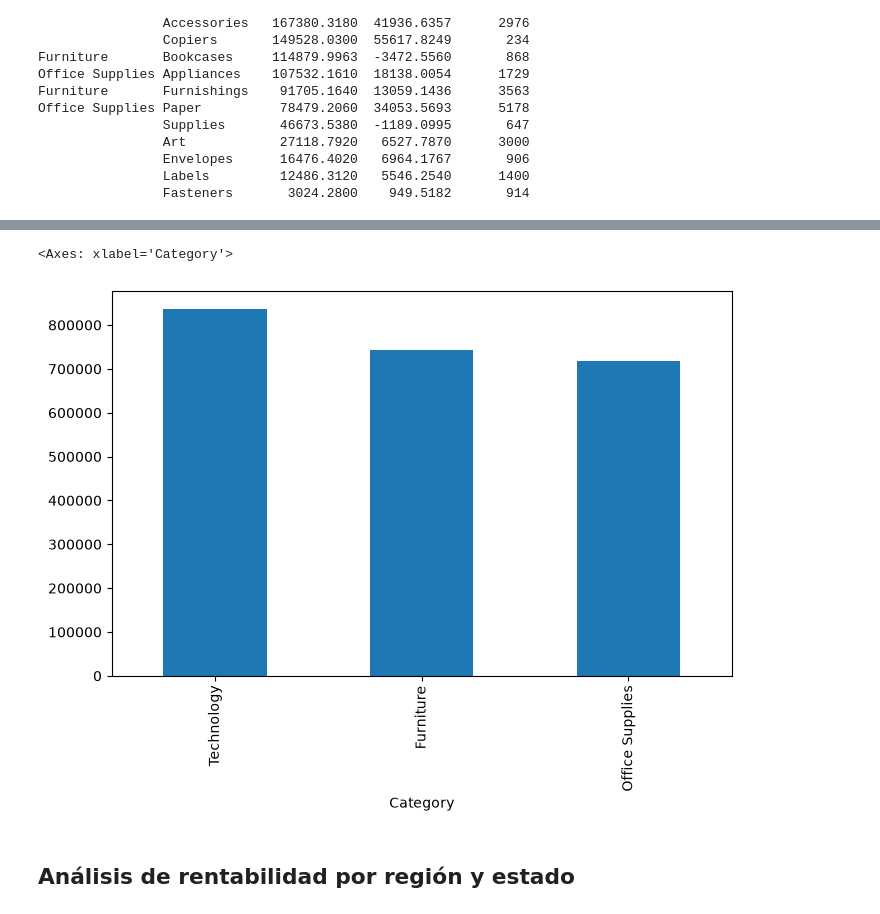
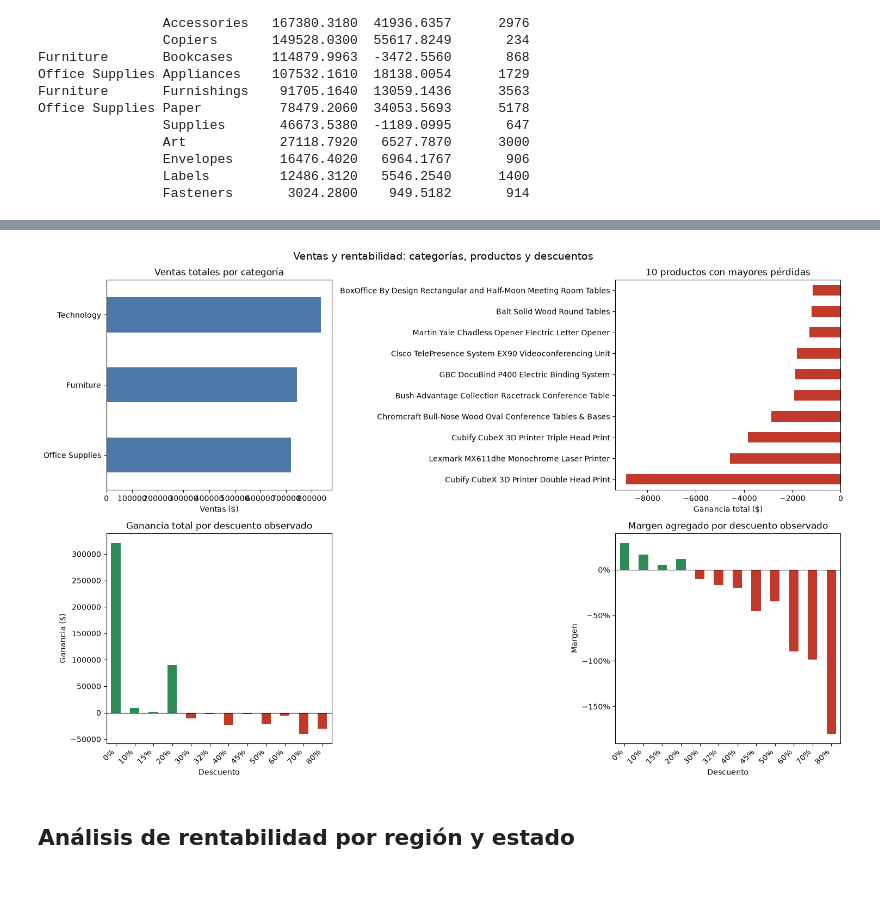
Before and after one commit to victorchalen98/superstore-analysis, a Jupyter notebook: notebooks/superstore_analysis.ipynb, the cells around one changed output, grey strips where cells are left out. Cells and saved outputs as stored; diff of their text form; code cells hidden in the pictures; blank space fills up the shorter version.

```diff
--- a/notebooks/superstore_analysis.ipynb
+++ b/notebooks/superstore_analysis.ipynb
@@ -52,2 +86,3 @@ df['Ship Date'] = pd.to_datetime(df['Ship Date'])
 # %%
-df.info()
+df['Order Date'] = pd.to_datetime(df['Order Date'], format="%m/%d/%Y")
+df['Ship Date'] = pd.to_datetime(df['Ship Date'], format="%m/%d/%Y")
@@ -200,15 +215,15 @@ Office Supplies Paper          78479.2060  34053.5693      5178
 # %%
 # ¿Quién vende mucho pero pierde dinero?
 loss_products = (
-    df
-    .groupby("Sub-Category")
-    .agg({
-        "Sales":"sum",
-        "Profit":"sum"
-    })
+    df.groupby("Product Name")
+    .agg(
+        Sales=("Sales", "sum"),
+        Profit=("Profit", "sum"),
+        Quantity=("Quantity", "sum"),
+    )
+    .sort_values("Sales", ascending=False)
 )
-
 loss_products = loss_products.query("Profit < 0")
 
-print(loss_products)
+display(loss_products.head(15))
 # %% [output]
@@ -248,11 +314,47 @@ Tables        0.261285 -17725.4811
 # %%
-sales_category.plot(
-    kind="bar",
-    figsize=(8,5)
+fig, axes = plt.subplots(2, 2, figsize=(15, 10))
+
+sales_category.sort_values().plot(kind="barh", ax=axes[0, 0], color="#4C78A8")
+axes[0, 0].set_title("Ventas totales por categoría")
+axes[0, 0].set_xlabel("Ventas ($)")
+axes[0, 0].set_ylabel("")
+
+loss_products.sort_values("Profit").head(10)["Profit"].sort_values().plot(
+    kind="barh", ax=axes[0, 1], color="#C0392B"
 )
+axes[0, 1].set_title("10 productos con mayores pérdidas")
+axes[0, 1].set_xlabel("Ganancia total ($)")
+axes[0, 1].set_ylabel("")
+
+discount_colors = [
+    "#2E8B57" if profit >= 0 else "#C0392B"
+    for profit in discount_analysis["Profit"]
+]
+discount_labels = [f"{discount:.0%}" for discount in discount_analysis.index]
+discount_analysis["Profit"].plot(
+    kind="bar", ax=axes[1, 0], color=discount_colors, rot=45
+)
+axes[1, 0].set_title("Ganancia total por descuento observado")
+axes[1, 0].set_xlabel("Descuento")
+axes[1, 0].set_ylabel("Ganancia ($)")
+axes[1, 0].set_xticklabels(discount_labels, ha="right")
+axes[1, 0].axhline(0, color="black", linewidth=0.8)
+
+discount_analysis["Profit Margin"].plot(
+    kind="bar", ax=axes[1, 1], color=discount_colors, rot=45
+)
+axes[1, 1].set_title("Margen agregado por descuento observado")
+axes[1, 1].set_xlabel("Descuento")
+axes[1, 1].set_ylabel("Margen")
+axes[1, 1].set_xticklabels(discount_labels, ha="right")
+axes[1, 1].yaxis.set_major_formatter(PercentFormatter(1))
+axes[1, 1].axhline(0, color="black", linewidth=0.8)
+
+fig.suptitle("Ventas y rentabilidad: categorías, productos y descuentos", fontsize=14)
+fig.tight_layout()
+plt.show()
 # %% [output]
-<Axes: xlabel='Category'>
-[figure, old version]
+[figure, new version]
 # %% [markdown]
 ## Análisis de rentabilidad por región y estado
 # %%
```
Also changed, not shown: parts of 16 cells of this notebook, 1 other file.
